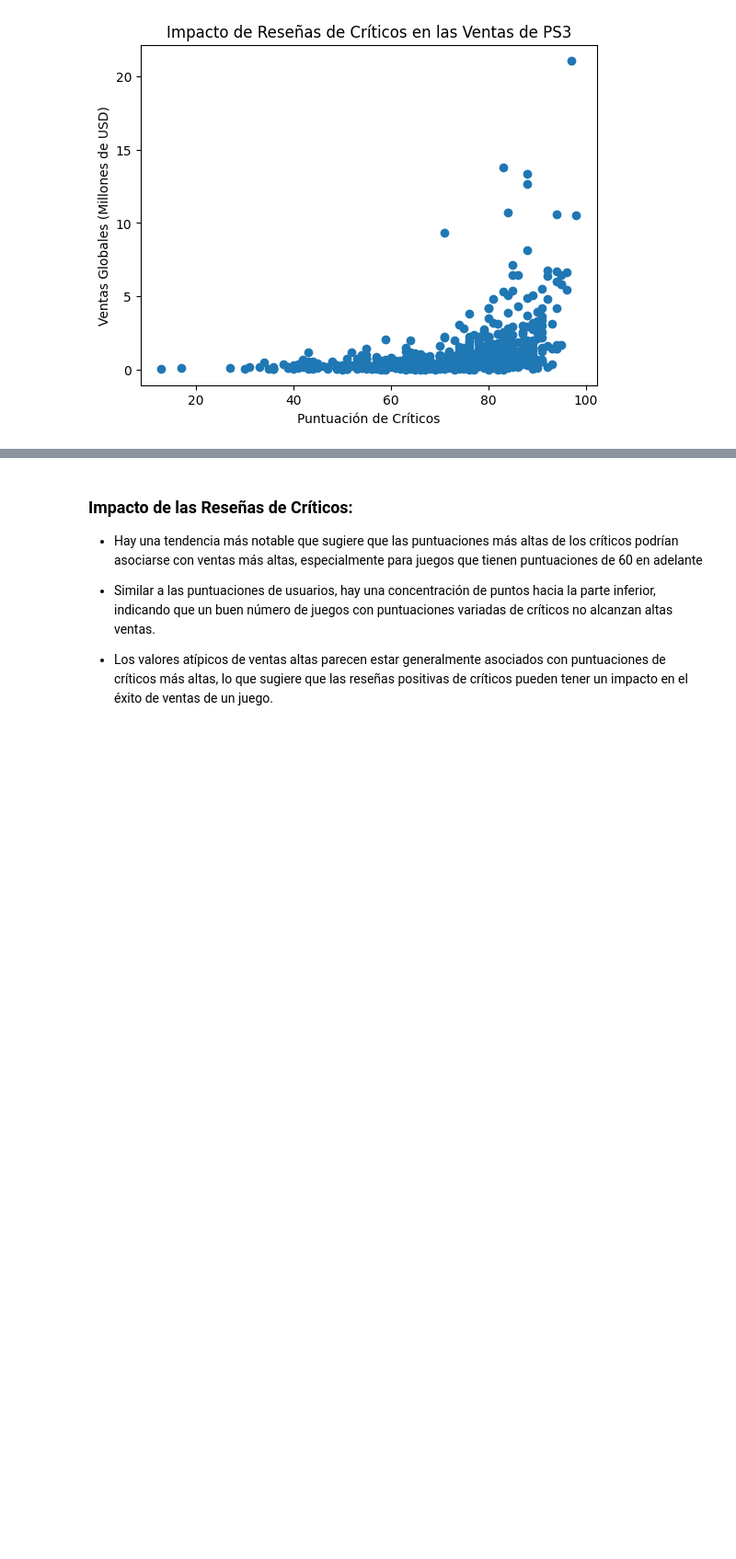
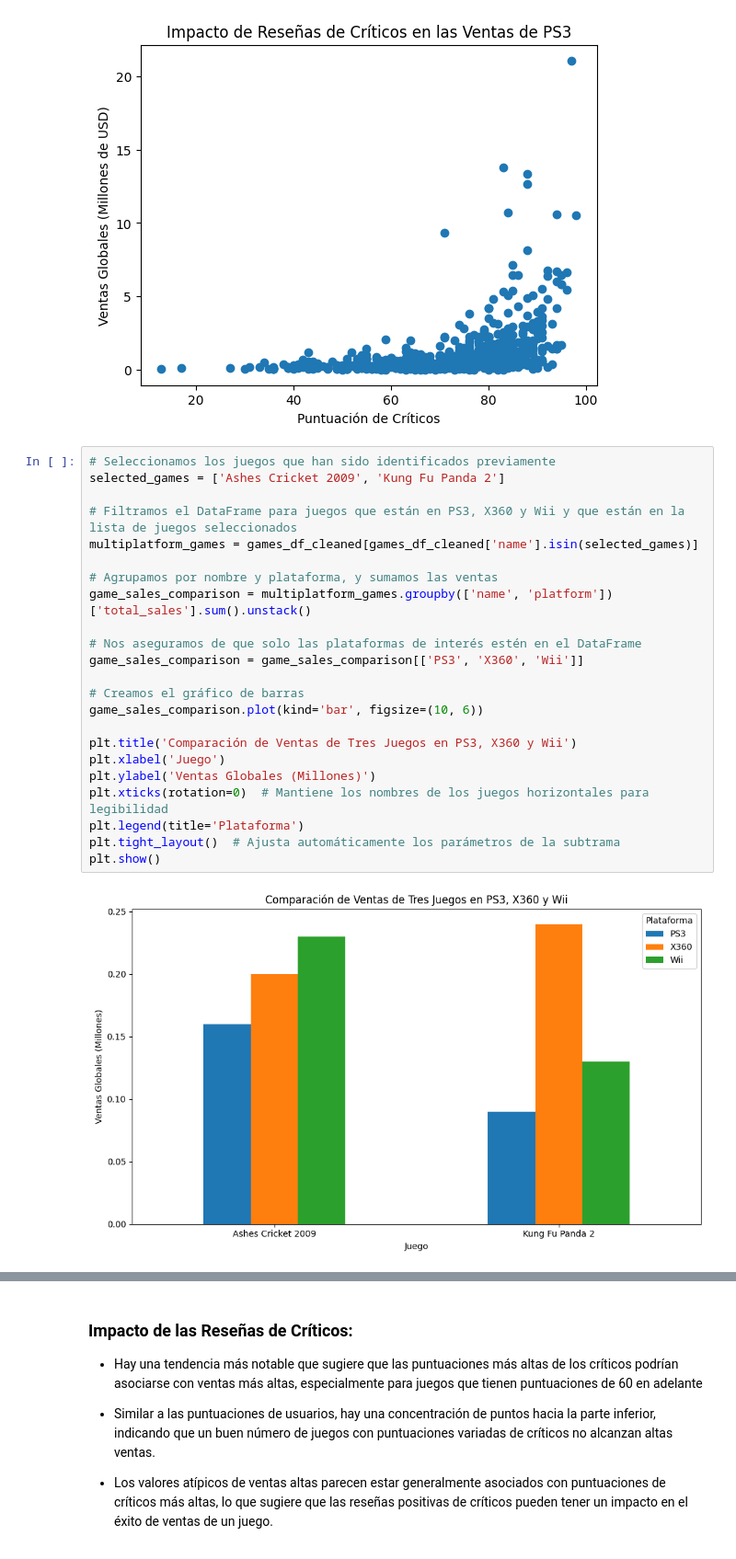
Before and after one commit to lorenzofdz/video-game-market-analysis, a Jupyter notebook: notebooks/EDA.ipynb, the cells around one changed output, grey strips where cells are left out. Shown at 92% size. Cells and saved outputs as stored; diff of their text form; blank space fills up the shorter version.

Commit message:
Validando la posibilidad de que las reseñas tengan un impacto directo en las ventas

```diff
--- a/notebooks/EDA.ipynb
+++ b/notebooks/EDA.ipynb
@@ -358,3 +358,28 @@ plt.ylabel('Ventas Globales (Millones de USD)')
 plt.show()
 # %% [output]
 [figure]
+# %%
+# Seleccionamos los juegos que han sido identificados previamente
+selected_games = ['Ashes Cricket 2009', 'Kung Fu Panda 2']
+
+# Filtramos el DataFrame para juegos que están en PS3, X360 y Wii y que están en la lista de juegos seleccionados
+multiplatform_games = games_df_cleaned[games_df_cleaned['name'].isin(selected_games)]
+
+# Agrupamos por nombre y plataforma, y sumamos las ventas
+game_sales_comparison = multiplatform_games.groupby(['name', 'platform'])['total_sales'].sum().unstack()
+
+# Nos aseguramos de que solo las plataformas de interés estén en el DataFrame
+game_sales_comparison = game_sales_comparison[['PS3', 'X360', 'Wii']]
+
+# Creamos el gráfico de barras
+game_sales_comparison.plot(kind='bar', figsize=(10, 6))
+
+plt.title('Comparación de Ventas de Tres Juegos en PS3, X360 y Wii')
+plt.xlabel('Juego')
+plt.ylabel('Ventas Globales (Millones)')
+plt.xticks(rotation=0)  # Mantiene los nombres de los juegos horizontales para legibilidad
+plt.legend(title='Plataforma')
+plt.tight_layout()  # Ajusta automáticamente los parámetros de la subtrama
+plt.show()
+# %% [output]
+[figure, added]
```
Also changed, not shown: parts of 1 cell of this notebook.
